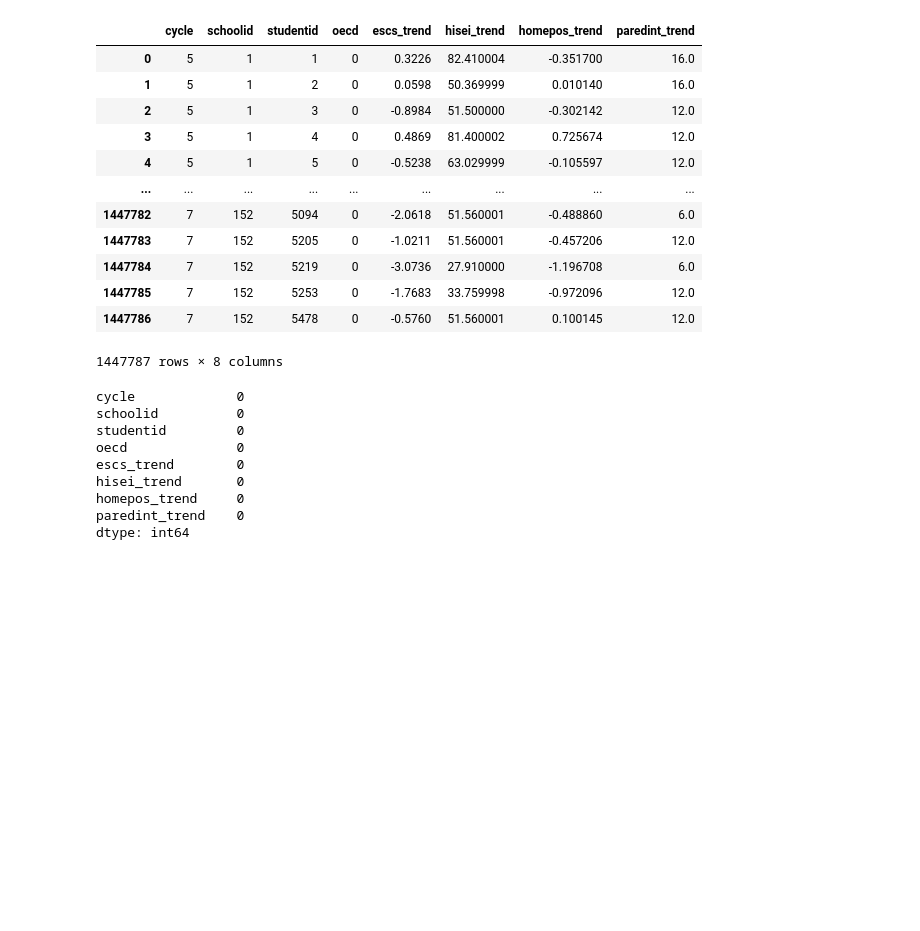
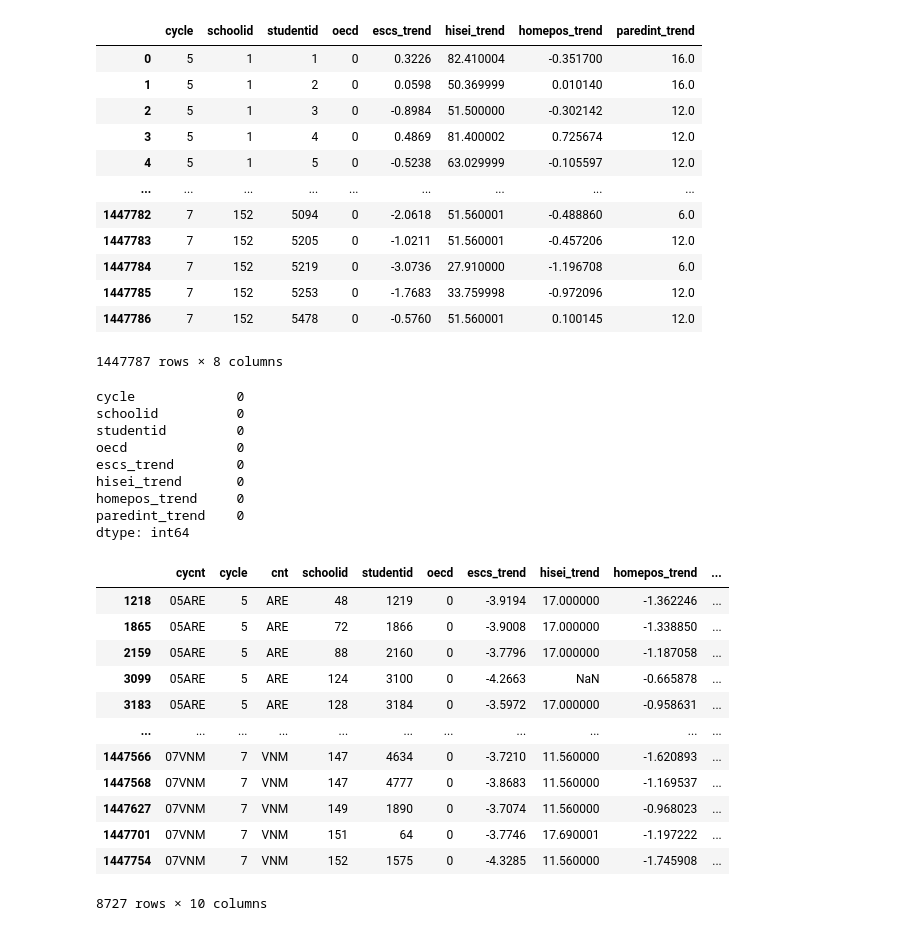
Before and after one commit to anitajn86/DATA-MINING-AND-ANALYTICS, a Jupyter notebook: PRACTICE 1/escsdata.ipynb, the cells around one changed output. Saved outputs shown, nothing was run; the diff lists cells and outputs as text; code cells hidden in the pictures; blank space fills up the shorter version.

```diff
--- a/PRACTICE 1/escsdata.ipynb
+++ b/PRACTICE 1/escsdata.ipynb
@@ -208,3 +208,29 @@ hisei_trend       0
 homepos_trend     0
 paredint_trend    0
 dtype: int64
+# %%
+#handling outliers
+#using IQR
+Q1=escsdata['escs_trend'].quantile(0.25)
+Q3=escsdata['escs_trend'].quantile(0.75)
+IQR=Q3-Q1
+
+lower_bound=Q1-1.5*IQR
+upper_bound=Q3+1.5*IQR
+
+outliers=escsdata[(escsdata['escs_trend']<lower_bound) |(escsdata['escs_trend']>upper_bound)]
+outliers
+# %% [output]
+|  | cycnt | cycle | cnt | schoolid | studentid | oecd | escs_trend | hisei_trend | homepos_trend | ... |
+| 1218 | 05ARE | 5 | ARE | 48 | 1219 | 0 | -3.9194 | 17.000000 | -1.362246 | ... |
+| 1865 | 05ARE | 5 | ARE | 72 | 1866 | 0 | -3.9008 | 17.000000 | -1.338850 | ... |
+| 2159 | 05ARE | 5 | ARE | 88 | 2160 | 0 | -3.7796 | 17.000000 | -1.187058 | ... |
+| 3099 | 05ARE | 5 | ARE | 124 | 3100 | 0 | -4.2663 | NaN | -0.665878 | ... |
+| 3183 | 05ARE | 5 | ARE | 128 | 3184 | 0 | -3.5972 | 17.000000 | -0.958631 | ... |
+| ... | ... | ... | ... | ... | ... | ... | ... | ... | ... | ... |
+| 1447566 | 07VNM | 7 | VNM | 147 | 4634 | 0 | -3.7210 | 11.560000 | -1.620893 | ... |
+| 1447568 | 07VNM | 7 | VNM | 147 | 4777 | 0 | -3.8683 | 11.560000 | -1.169537 | ... |
+| 1447627 | 07VNM | 7 | VNM | 149 | 1890 | 0 | -3.7074 | 11.560000 | -0.968023 | ... |
+| 1447701 | 07VNM | 7 | VNM | 151 | 64 | 0 | -3.7746 | 17.690001 | -1.197222 | ... |
+| 1447754 | 07VNM | 7 | VNM | 152 | 1575 | 0 | -4.3285 | 11.560000 | -1.745908 | ... |
+8727 rows × 10 columns
```
Also changed, not shown: parts of 5 cells of this notebook.
